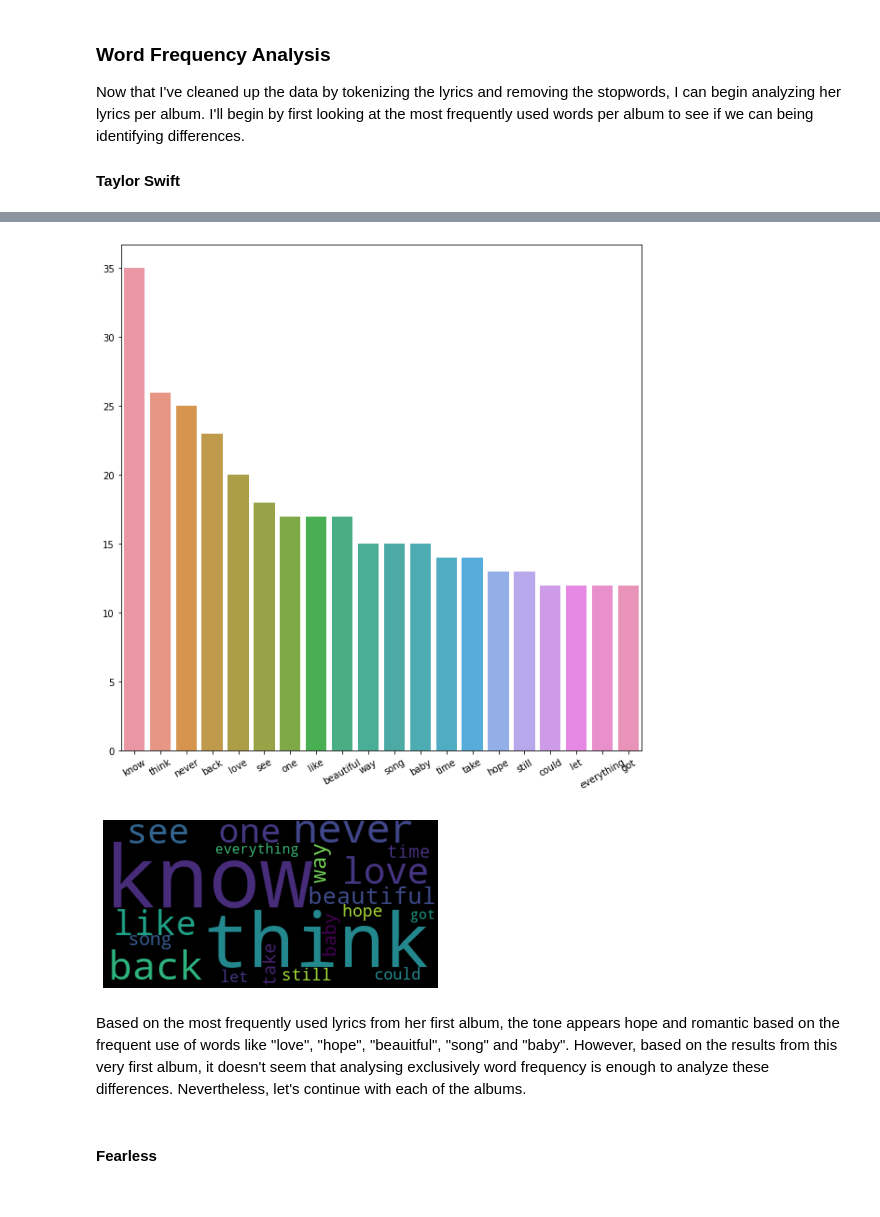
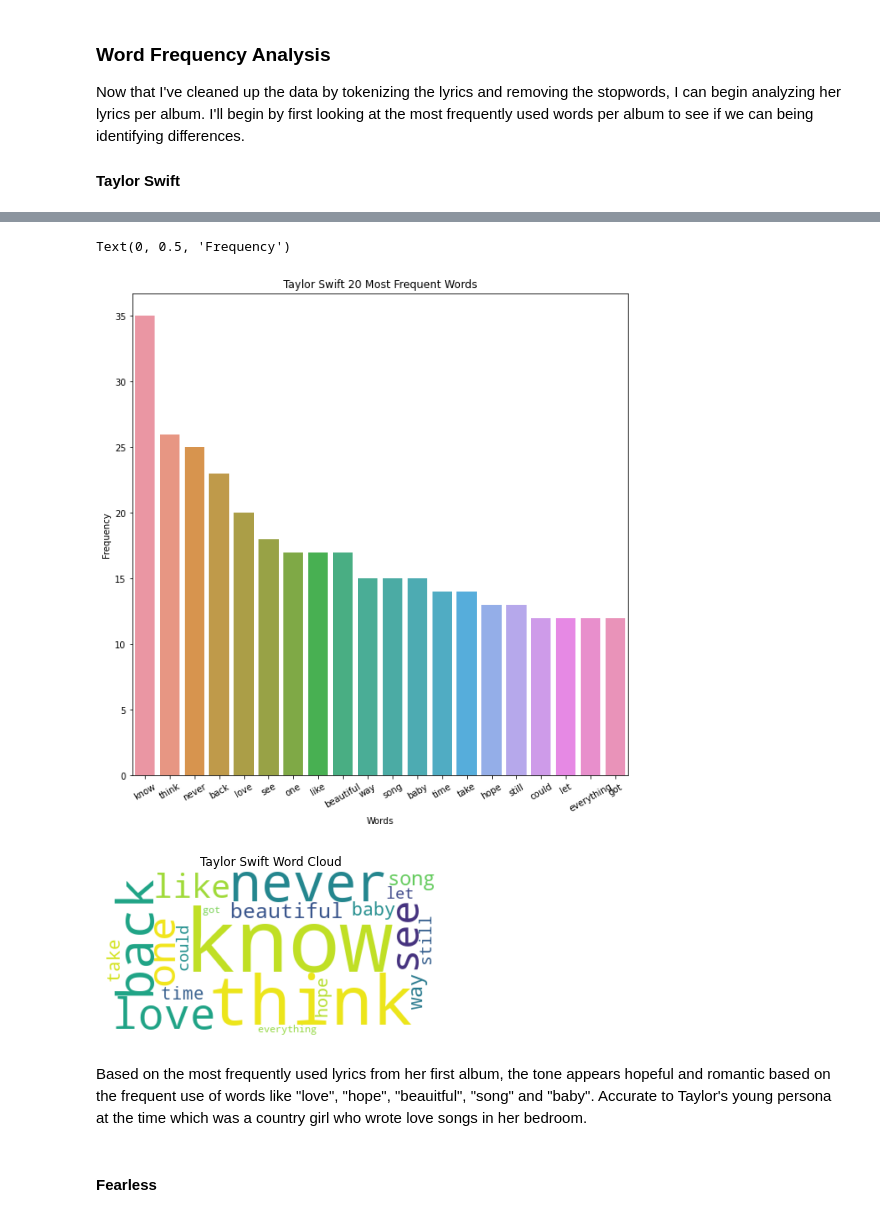
Before and after one commit to juliettecornet/Final-Project-, a Jupyter notebook: FinalProject/Taylor.ipynb, the cells around one changed output, grey strips where cells are left out. Cells and saved outputs as stored; diff of their text form; code cells hidden in the pictures.

```diff
--- a/FinalProject/Taylor.ipynb
+++ b/FinalProject/Taylor.ipynb
@@ -185,20 +192,27 @@ ts_fdist = pd.Series(dict(ts_fdist))
 fig, ax = plt.subplots(figsize=(10,10))
 all_plot = sns.barplot(x=ts_fdist.index, y=ts_fdist.values, ax=ax)
 plt.xticks(rotation=30);
+# Set title
+ax.set_title("Taylor Swift 20 Most Frequent Words")
+# adding labels
+ax.set_xlabel('Words')
+ax.set_ylabel('Frequency')
 # %% [output]
+Text(0, 0.5, 'Frequency')
-[figure, old version]
+[figure, new version]
 # %%
-wcloud = WordCloud().generate_from_frequencies(ts_fdist)
 # Plotting the wordcloud
+wcloud = WordCloud(background_color="white").generate_from_frequencies(ts_fdist)
 plt.imshow(wcloud, interpolation="bilinear")
-
 plt.axis("off")
 (-0.5, 399.5, 199.5, -0.5)
+title = "worddy cliud"
+plt.title('Taylor Swift Word Cloud')
 plt.show()
 # %% [output]
-[figure, old version]
+[figure, new version]
 # %% [markdown]
-Based on the most frequently used lyrics from her first album, the tone appears hope and romantic based on the frequent use of words like "love", "hope", "beauitful", "song" and "baby". However, based on the results from this very first album, it doesn't seem that analysing exclusively word frequency is enough to analyze these differences. Nevertheless, let's continue with each of the albums.
+Based on the most frequently used lyrics from her first album, the tone appears hopeful and romantic based on the frequent use of words like "love", "hope", "beauitful", "song" and "baby". Accurate to Taylor's young persona at the time which was a country girl who wrote love songs in her bedroom.
 # %% [markdown]
 #### Fearless
 # %%
```
Also changed, not shown: parts of 74 cells of this notebook, 9 other files.
